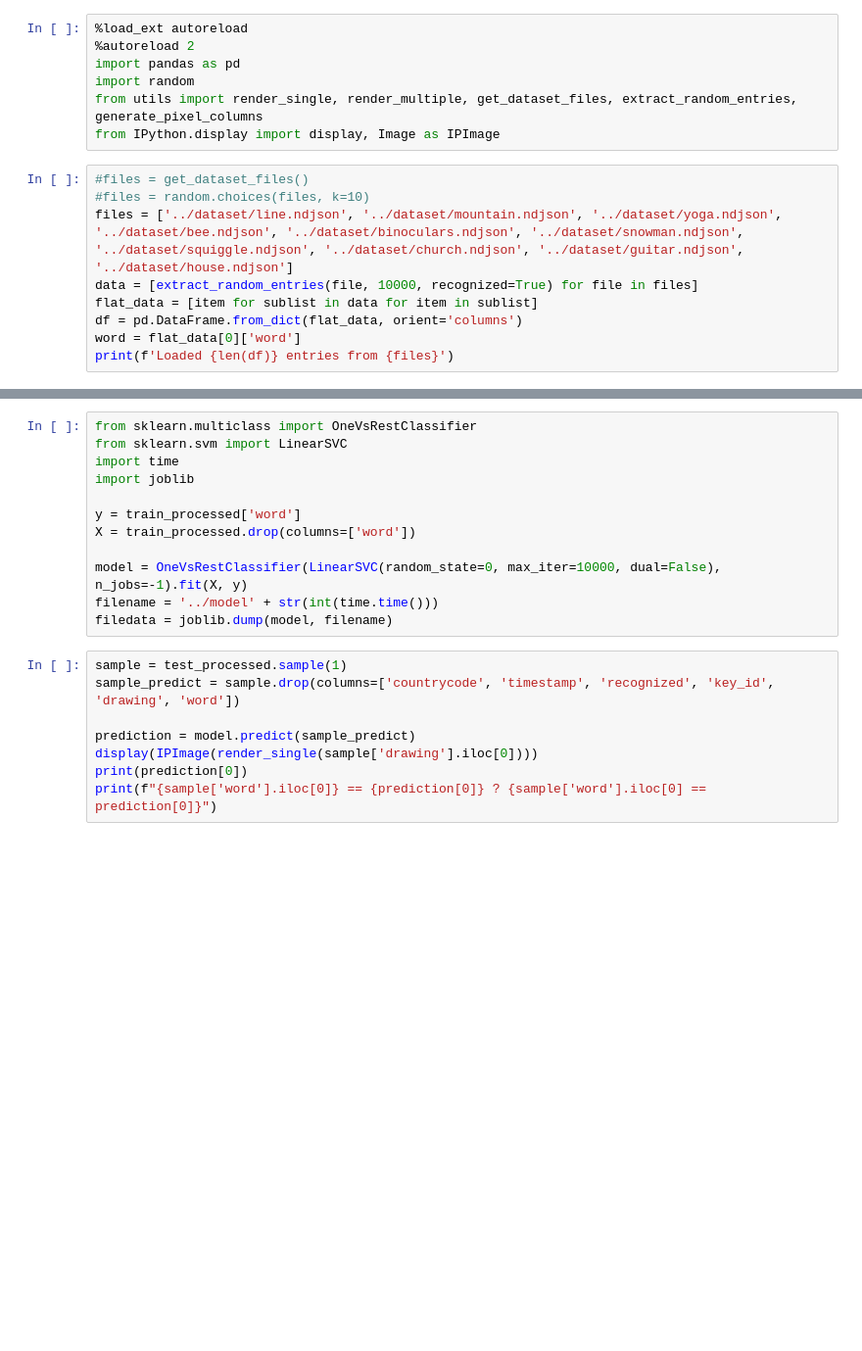
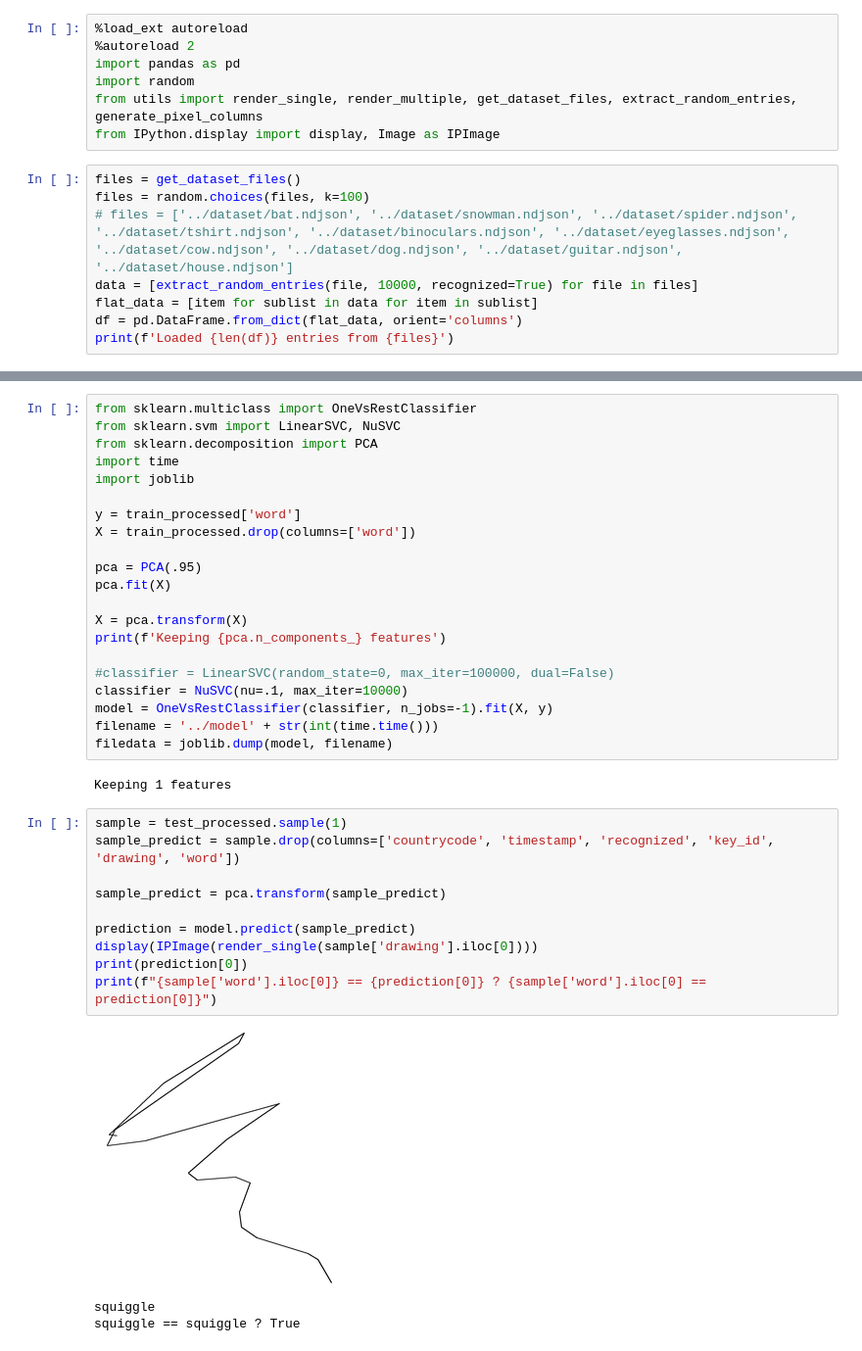
Before and after one commit to SzaboKrisztian/aai-final-project, a Jupyter notebook: final-project.ipynb, the cells around one changed output, grey strips where cells are left out. Shown at 98% size. Saved outputs shown, nothing was run; the diff lists cells and outputs as text; blank space fills up the shorter version.

```diff
--- a/final-project.ipynb
+++ b/final-project.ipynb
@@ -6,13 +6,12 @@ import random
 from utils import render_single, render_multiple, get_dataset_files, extract_random_entries, generate_pixel_columns
 from IPython.display import display, Image as IPImage
 # %%
-#files = get_dataset_files()
-#files = random.choices(files, k=10)
-files = ['../dataset/line.ndjson', '../dataset/mountain.ndjson', '../dataset/yoga.ndjson', '../dataset/bee.ndjson', '../dataset/binoculars.ndjson', '../dataset/snowman.ndjson', '../dataset/squiggle.ndjson', '../dataset/church.ndjson', '../dataset/guitar.ndjson', '../dataset/house.ndjson']
+files = get_dataset_files()
+files = random.choices(files, k=100)
+# files = ['../dataset/bat.ndjson', '../dataset/snowman.ndjson', '../dataset/spider.ndjson', '../dataset/tshirt.ndjson', '../dataset/binoculars.ndjson', '../dataset/eyeglasses.ndjson', '../dataset/cow.ndjson', '../dataset/dog.ndjson', '../dataset/guitar.ndjson', '../dataset/house.ndjson']
 data = [extract_random_entries(file, 10000, recognized=True) for file in files]
 flat_data = [item for sublist in data for item in sublist]
 df = pd.DataFrame.from_dict(flat_data, orient='columns')
-word = flat_data[0]['word']
 print(f'Loaded {len(df)} entries from {files}')
 # %%
 img = random.choice(flat_data)['drawing']
@@ -37,20 +41,37 @@ print(train_processed.sample(1))
 # %%
 from sklearn.multiclass import OneVsRestClassifier
-from sklearn.svm import LinearSVC
+from sklearn.svm import LinearSVC, NuSVC
+from sklearn.decomposition import PCA
 import time
 import joblib
 
 y = train_processed['word']
 X = train_processed.drop(columns=['word'])
 
-model = OneVsRestClassifier(LinearSVC(random_state=0, max_iter=10000, dual=False), n_jobs=-1).fit(X, y)
+pca = PCA(.95)
+pca.fit(X)
+
+X = pca.transform(X)
+print(f'Keeping {pca.n_components_} features')
+
+#classifier = LinearSVC(random_state=0, max_iter=100000, dual=False)
+classifier = NuSVC(nu=.1, max_iter=10000)
+model = OneVsRestClassifier(classifier, n_jobs=-1).fit(X, y)
 filename = '../model' + str(int(time.time()))
 filedata = joblib.dump(model, filename)
+# %% [output]
+Keeping 1 features
 # %%
 sample = test_processed.sample(1)
 sample_predict = sample.drop(columns=['countrycode', 'timestamp', 'recognized', 'key_id', 'drawing', 'word'])
+
+sample_predict = pca.transform(sample_predict)
 
 prediction = model.predict(sample_predict)
 display(IPImage(render_single(sample['drawing'].iloc[0])))
 print(prediction[0])
 print(f"{sample['word'].iloc[0]} == {prediction[0]} ? {sample['word'].iloc[0] == prediction[0]}")
+# %% [output]
+[figure, added]
+squiggle
+squiggle == squiggle ? True
```
Also changed, not shown: parts of 4 cells of this notebook.
